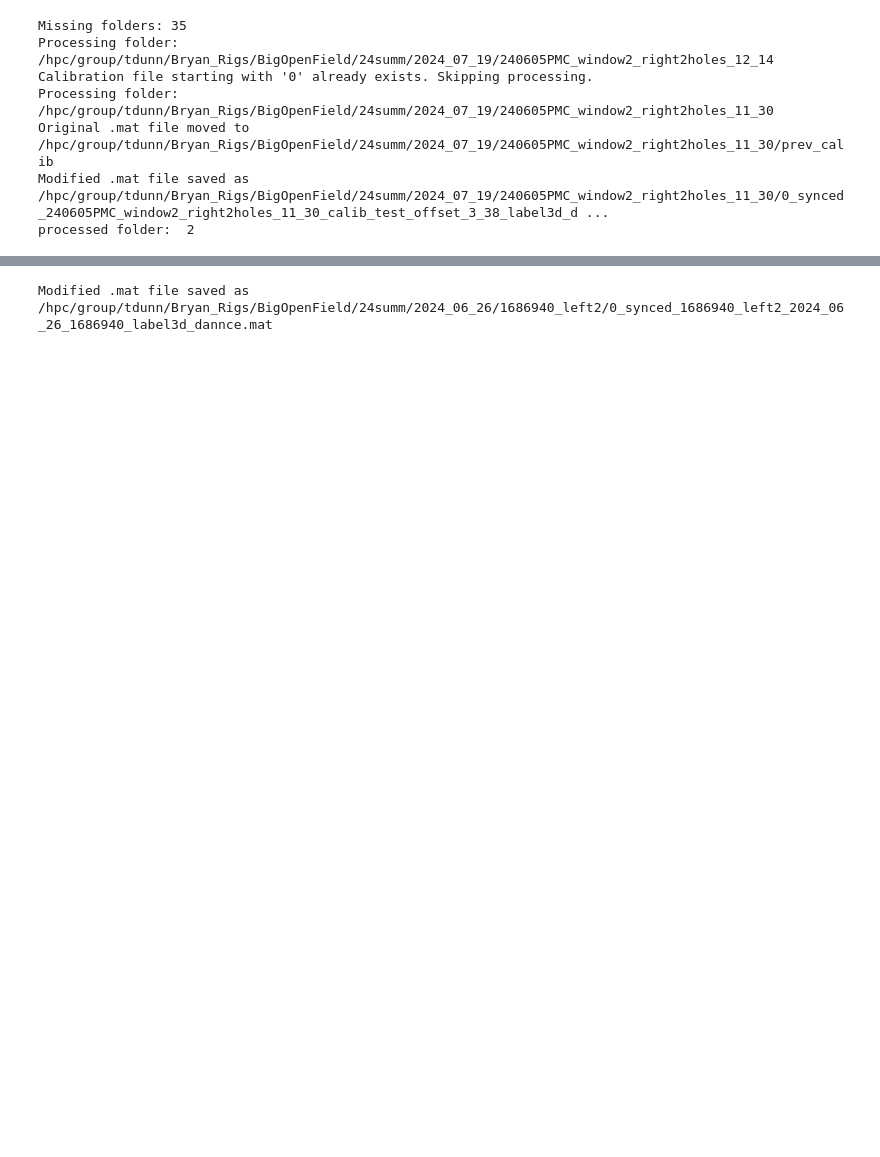
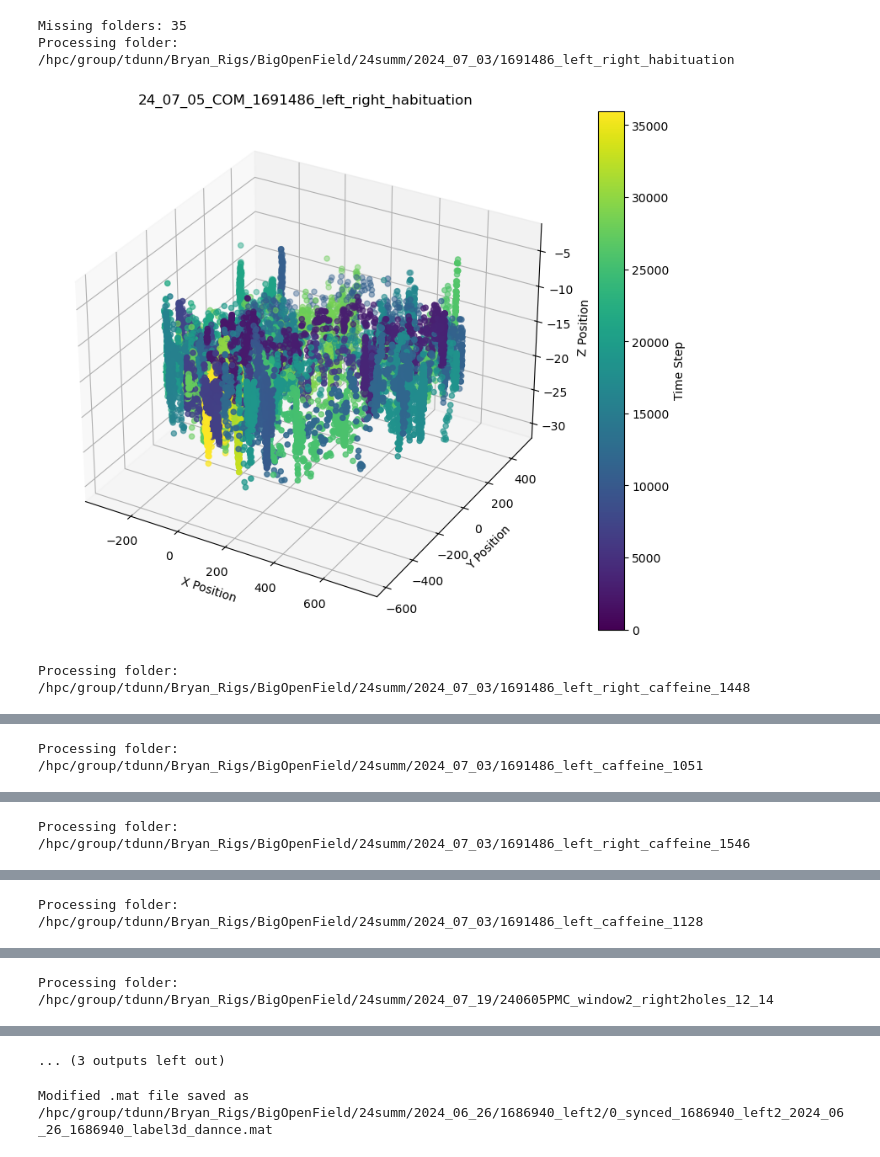
Before and after one commit to gadsfly/BBOP, a Jupyter notebook: exe_bundle_dynamic_function.ipynb, the cells around one changed output, grey strips where cells are left out. Saved outputs shown, nothing was run; the diff lists cells and outputs as text; code cells hidden in the pictures; blank space fills up the shorter version.

```diff
--- a/exe_bundle_dynamic_function.ipynb
+++ b/exe_bundle_dynamic_function.ipynb
@@ -11,25 +11,22 @@ from matplotlib.animation import FFMpegWriter
 from utlis.com_traga_utlis import *
 # %%
 # evetually would not need dates in the future.
-dates = ["2024_07_19"] #"2024_06_26", "2024_06_27", "2024_06_28", "2024_07_01", "2024_07_02", "2024_07_03", "2024_07_08", "2024_07_09", "2024_07_12", "2024_07_15"
+dates = ["2024_07_03", "2024_07_19"] #"2024_06_26", "2024_06_27", "2024_06_28", "2024_07_01", "2024_07_02", "2024_07_03", "2024_07_08", "2024_07_09", "2024_07_12", "2024_07_15"
 #"2024_07_10", "2024_07_11", "2024_07_16", "2024_07_19"
 synced_name_path ="/hpc/group/tdunn/Bryan_Rigs/BigOpenField/24summ/mir_bundle_run/synced_folders"
 summ_folder = '/hpc/group/tdunn/Bryan_Rigs/BigOpenField/24summ/'
 
 operations = [
-    (temp_change_calib_pos_to_0, None)
+    (plot_com_all, None)
 ]
 # operations = [
 #     (temp_change_calib_pos_to_0, None),
 #   (plot_com_all, {"perform_jump_indices": True, "perform_video_generation": True})
 # ]
 
 process_folders(dates, synced_name_path, summ_folder, operations)
 # %% [output]
 Missing folders: 35
-Processing folder: /hpc/group/tdunn/Bryan_Rigs/BigOpenField/24summ/2024_07_19/240605PMC_window2_right2holes_12_14
-Calibration file starting with '0' already exists. Skipping processing.
-Processing folder: /hpc/group/tdunn/Bryan_Rigs/BigOpenField/24summ/2024_07_19/240605PMC_window2_right2holes_11_30
-Original .mat file moved to /hpc/group/tdunn/Bryan_Rigs/BigOpenField/24summ/2024_07_19/240605PMC_window2_right2holes_11_30/prev_calib
-Modified .mat file saved as /hpc/group/tdunn/Bryan_Rigs/BigOpenField/24summ/2024_07_19/240605PMC_window2_right2holes_11_30/0_synced_240605PMC_window2_right2holes_11_30_calib_test_offset_3_38_label3d_d ...
-processed folder:  2
+Processing folder: /hpc/group/tdunn/Bryan_Rigs/BigOpenField/24summ/2024_07_03/1691486_left_right_habituation
+[figure, added]
+Processing folder: /hpc/group/tdunn/Bryan_Rigs/BigOpenField/24summ/2024_07_03/1691486_left_right_caffeine_1448
@@ -35,0 +34 @@ processed folder:  2
+Processing folder: /hpc/group/tdunn/Bryan_Rigs/BigOpenField/24summ/2024_07_03/1691486_left_caffeine_1051
@@ -35,0 +36 @@ processed folder:  2
+Processing folder: /hpc/group/tdunn/Bryan_Rigs/BigOpenField/24summ/2024_07_03/1691486_left_right_caffeine_1546
@@ -35,0 +38 @@ processed folder:  2
+Processing folder: /hpc/group/tdunn/Bryan_Rigs/BigOpenField/24summ/2024_07_03/1691486_left_caffeine_1128
@@ -35,0 +40 @@ processed folder:  2
+Processing folder: /hpc/group/tdunn/Bryan_Rigs/BigOpenField/24summ/2024_07_19/240605PMC_window2_right2holes_12_14
@@ -35,0 +42 @@ processed folder:  2
+... (3 outputs left out)
```
Also changed, not shown: parts of 2 cells of this notebook, 7 other files.
